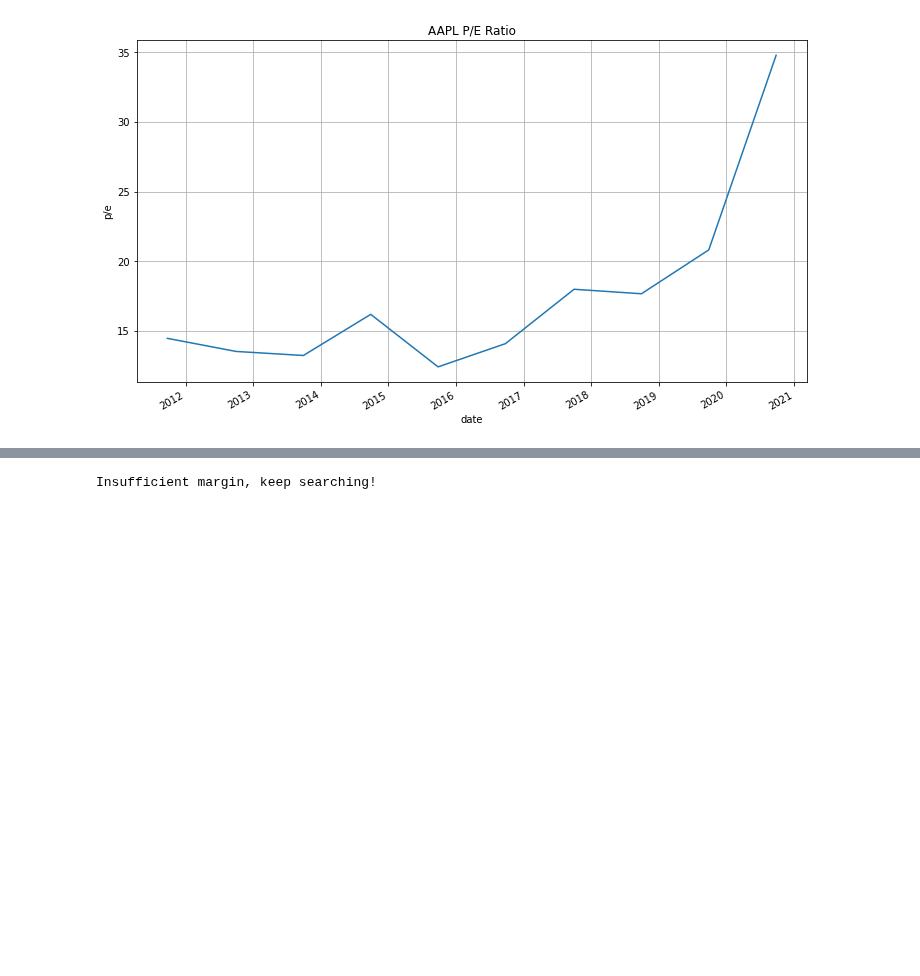
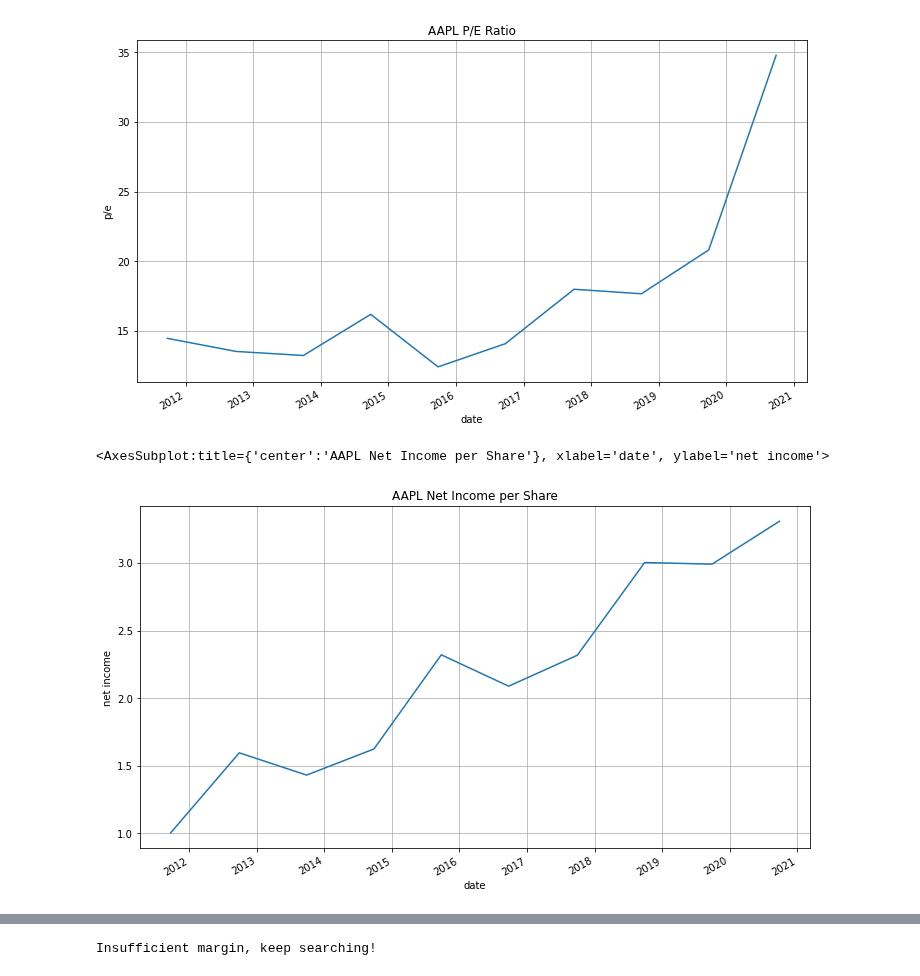
Before and after one commit to dbogatic/value_investing, a Jupyter notebook: intrinsic_value.ipynb, the cells around one changed output, grey strips where cells are left out. Saved outputs shown, nothing was run; the diff lists cells and outputs as text; code cells hidden in the pictures; blank space fills up the shorter version.

```diff
--- a/intrinsic_value.ipynb
+++ b/intrinsic_value.ipynb
@@ -247,3 +209,8 @@ key_metrics['peRatio'].astype('float').plot(figsize= (12,7), grid=True,title=f'{
 # %% [output]
 <AxesSubplot:title={'center':'AAPL P/E Ratio'}, xlabel='date', ylabel='p/e'>
 [figure]
+# %%
+key_metrics['netIncomePerShare'].astype('float').plot(figsize= (12,7), grid=True,title=f'{ticker} Net Income per Share',ylabel='net income')
+# %% [output]
+<AxesSubplot:title={'center':'AAPL Net Income per Share'}, xlabel='date', ylabel='net income'>
+[figure, added]
```
Also changed, not shown: parts of 34 cells of this notebook.
